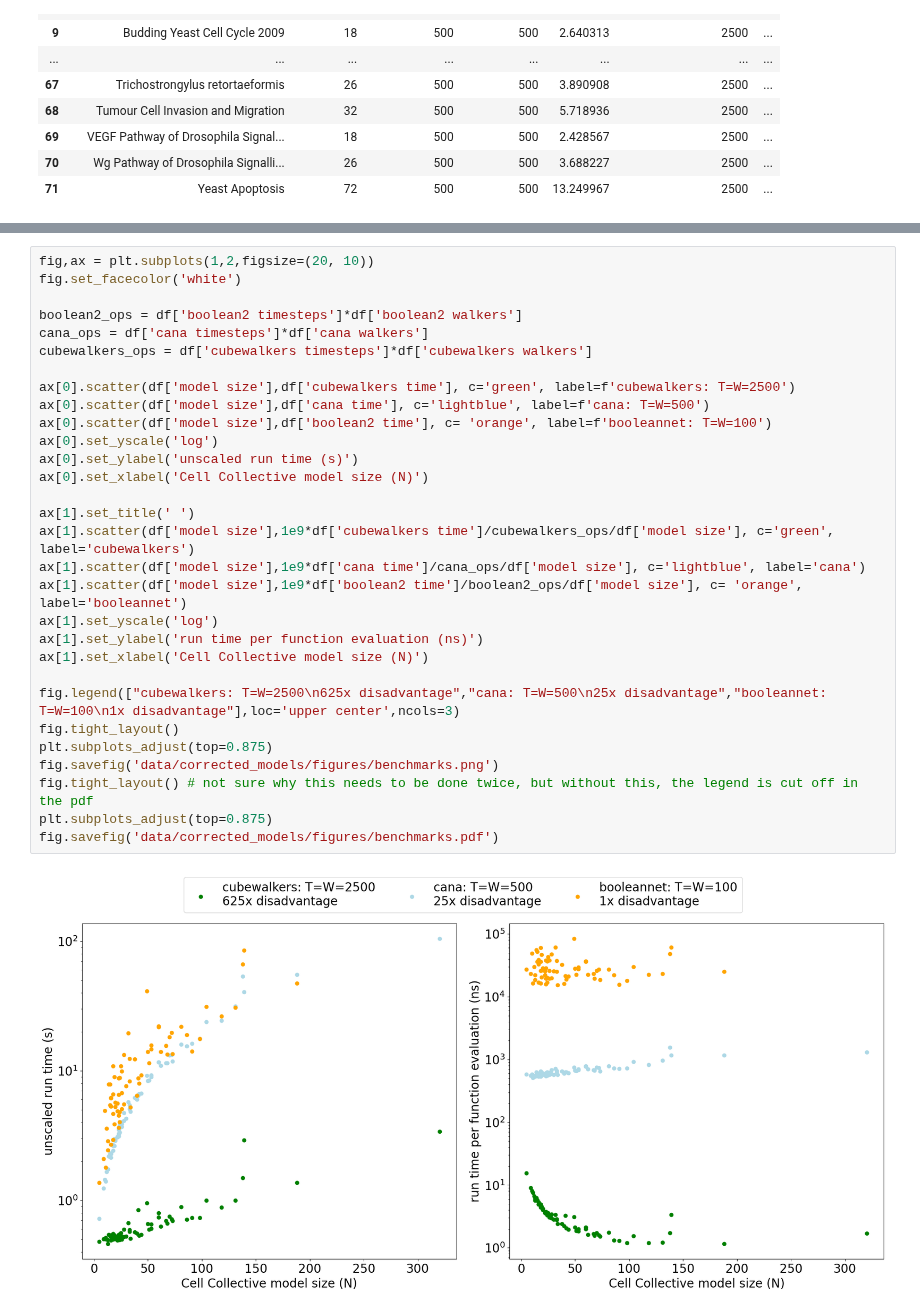
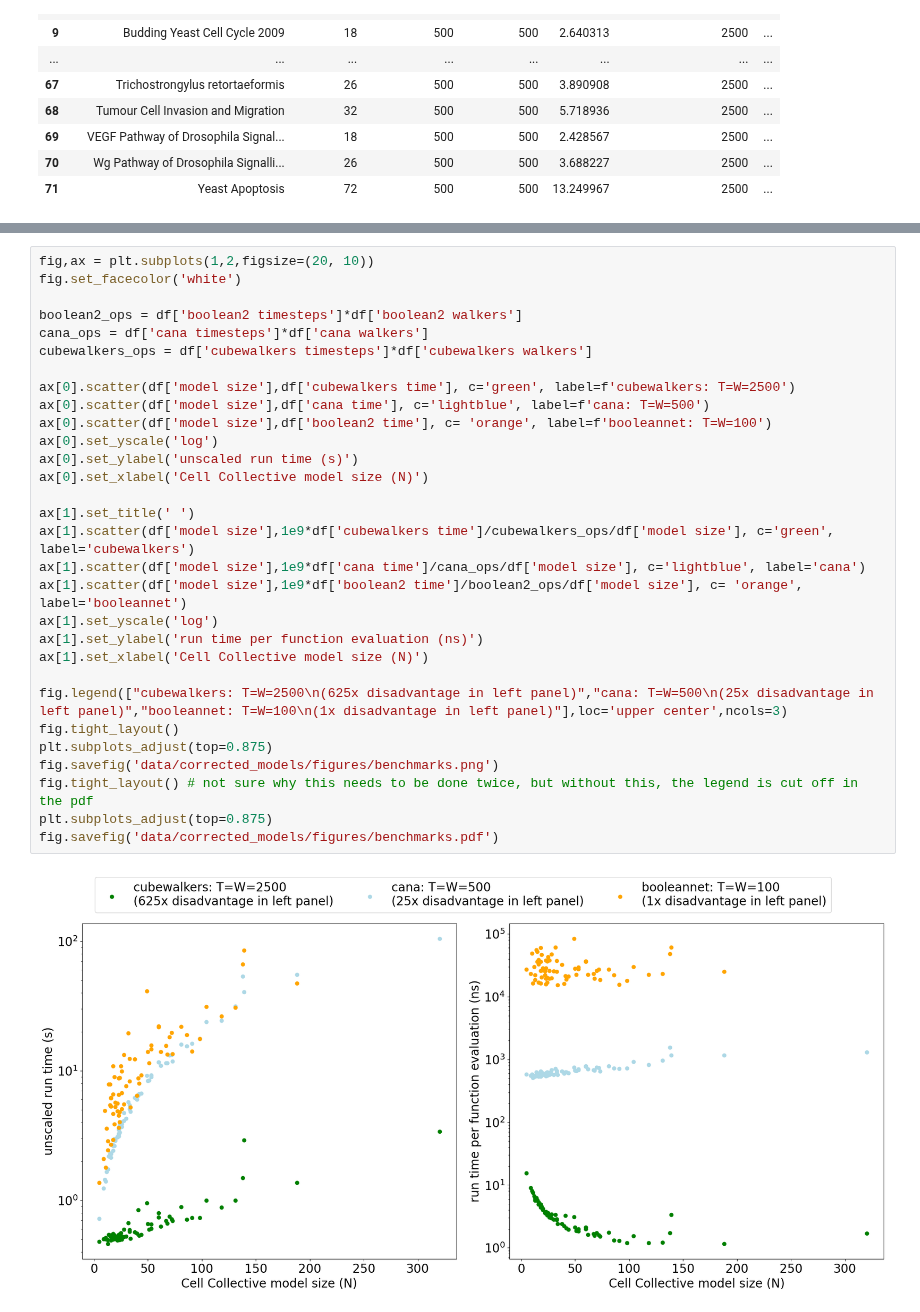
Before and after one commit to kyuhyongpark/cubewalkers-analysis, a Jupyter notebook: simple_benchmark_plots.ipynb, the cells around one changed output, grey strips where cells are left out. Saved outputs shown, nothing was run; the diff lists cells and outputs as text.

Commit message:
legend change and summary statisitics printed

```diff
--- a/simple_benchmark_plots.ipynb
+++ b/simple_benchmark_plots.ipynb
@@ -32,32 +56,32 @@ df
 # %%
 fig,ax = plt.subplots(1,2,figsize=(20, 10))
 fig.set_facecolor('white')
 
 boolean2_ops = df['boolean2 timesteps']*df['boolean2 walkers']
 cana_ops = df['cana timesteps']*df['cana walkers']
 cubewalkers_ops = df['cubewalkers timesteps']*df['cubewalkers walkers']
 
 ax[0].scatter(df['model size'],df['cubewalkers time'], c='green', label=f'cubewalkers: T=W=2500')
 ax[0].scatter(df['model size'],df['cana time'], c='lightblue', label=f'cana: T=W=500')
 ax[0].scatter(df['model size'],df['boolean2 time'], c= 'orange', label=f'booleannet: T=W=100')
 ax[0].set_yscale('log')
 ax[0].set_ylabel('unscaled run time (s)')
 ax[0].set_xlabel('Cell Collective model size (N)')
 
 ax[1].set_title(' ')
 ax[1].scatter(df['model size'],1e9*df['cubewalkers time']/cubewalkers_ops/df['model size'], c='green', label='cubewalkers')
 ax[1].scatter(df['model size'],1e9*df['cana time']/cana_ops/df['model size'], c='lightblue', label='cana')
 ax[1].scatter(df['model size'],1e9*df['boolean2 time']/boolean2_ops/df['model size'], c= 'orange', label='booleannet')
 ax[1].set_yscale('log')
 ax[1].set_ylabel('run time per function evaluation (ns)')
 ax[1].set_xlabel('Cell Collective model size (N)')
 
-fig.legend(["cubewalkers: T=W=2500\n625x disadvantage","cana: T=W=500\n25x disadvantage","booleannet: T=W=100\n1x disadvantage"],loc='upper center',ncols=3)
+fig.legend(["cubewalkers: T=W=2500\n(625x disadvantage in left panel)","cana: T=W=500\n(25x disadvantage in left panel)","booleannet: T=W=100\n(1x disadvantage in left panel)"],loc='upper center',ncols=3)
 fig.tight_layout()
 plt.subplots_adjust(top=0.875)
 fig.savefig('data/corrected_models/figures/benchmarks.png')
 fig.tight_layout() # not sure why this needs to be done twice, but without this, the legend is cut off in the pdf
 plt.subplots_adjust(top=0.875)
 fig.savefig('data/corrected_models/figures/benchmarks.pdf')
 # %% [output]
-[figure, old version]
+[figure, new version]
```
Also changed, not shown: parts of 1 cell of this notebook, 2 other files.
